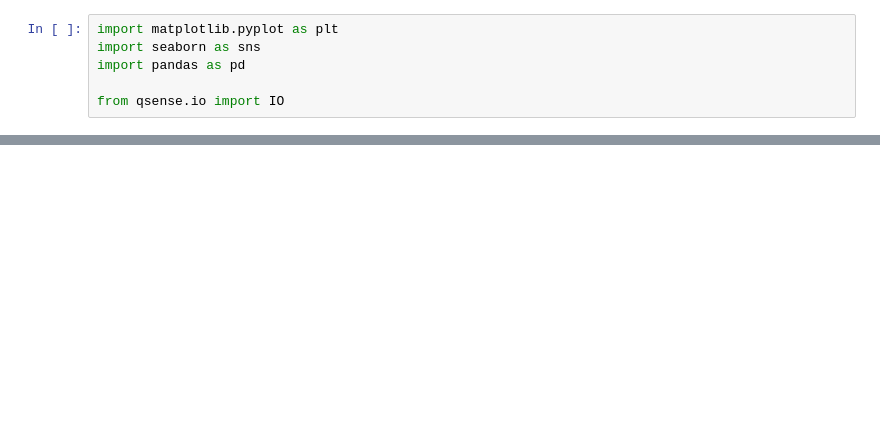
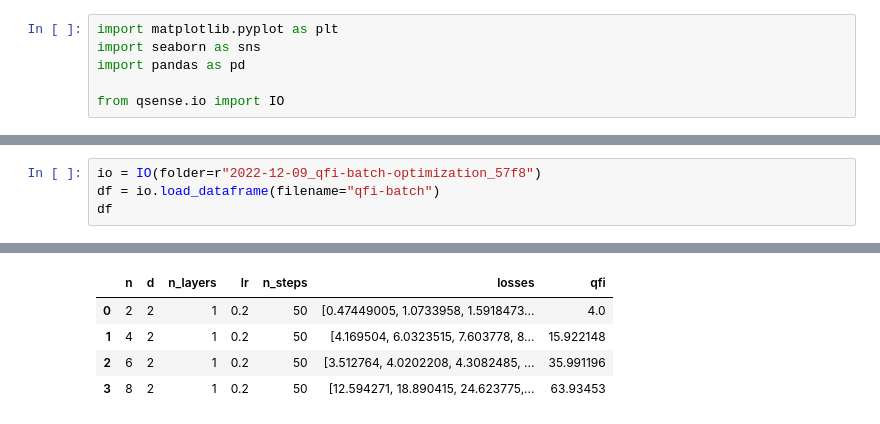
Before and after one commit to benjimaclellan/queso, a Jupyter notebook: experiments/qfi-analysis.ipynb, the cells around one changed output, grey strips where cells are left out. Drawn from its saved outputs; the diff is of its cells as text; blank space fills up the shorter version.

```diff
--- a/experiments/qfi-analysis.ipynb
+++ b/experiments/qfi-analysis.ipynb
@@ -28,0 +67,5 @@ plt.show()
+# %%
+io = IO(folder=r"2022-12-09_qfi-batch-optimization_57f8")
+df = io.load_dataframe(filename="qfi-batch")
+df
+# %% [output]
@@ -28,0 +73,5 @@ plt.show()
+|  | n | d | n_layers | lr | n_steps | losses | qfi |
+| 0 | 2 | 2 | 1 | 0.2 | 50 | [0.47449005, 1.0733958, 1.5918473... | 4.0 |
+| 1 | 4 | 2 | 1 | 0.2 | 50 | [4.169504, 6.0323515, 7.603778, 8... | 15.922148 |
+| 2 | 6 | 2 | 1 | 0.2 | 50 | [3.512764, 4.0202208, 4.3082485, ... | 35.991196 |
+| 3 | 8 | 2 | 1 | 0.2 | 50 | [12.594271, 18.890415, 24.623775,... | 63.93453 |
```
Also changed, not shown: parts of 8 cells of this notebook, 4 other files.
